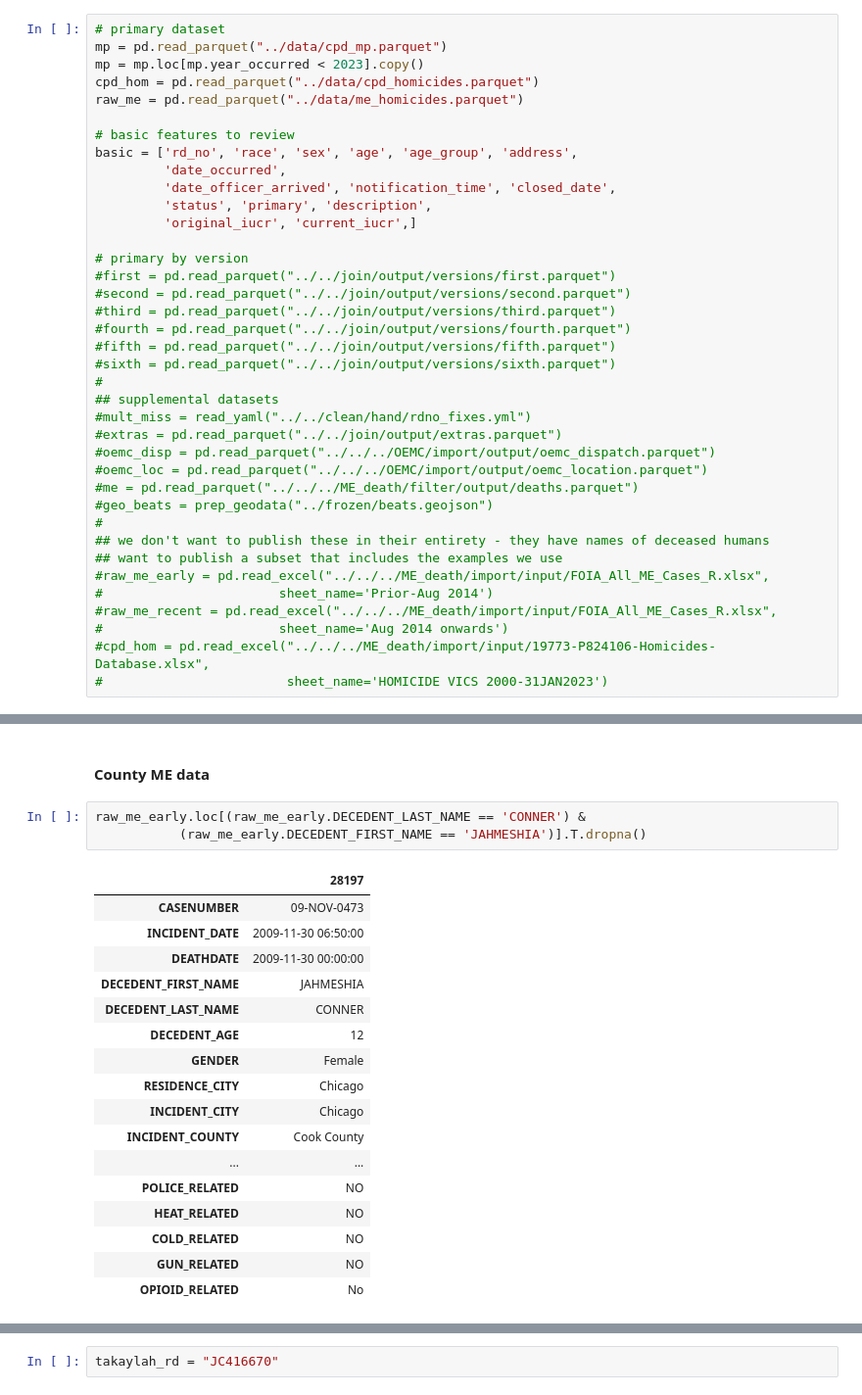
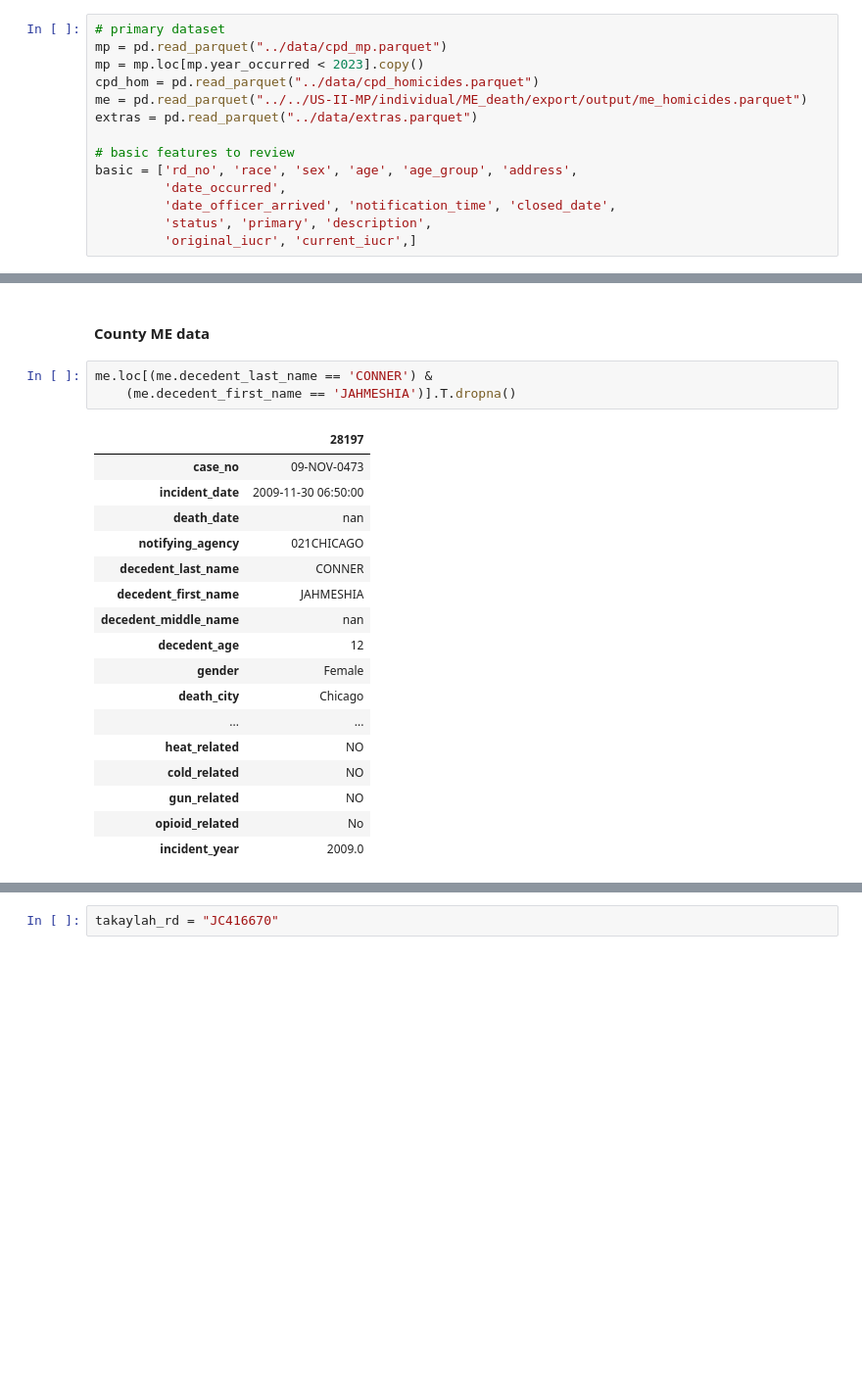
Before and after one commit to HRDAG/Chi-MP-data-story, a Jupyter notebook: notebooks/what-is-an-mp-event-nb1.ipynb, the cells around one changed output, grey strips where cells are left out. Shown at 98% size. Cells and saved outputs as stored; diff of their text form; blank space fills up the shorter version.

```diff
--- a/notebooks/what-is-an-mp-event-nb1.ipynb
+++ b/notebooks/what-is-an-mp-event-nb1.ipynb
@@ -274,7 +265,8 @@ def prep_geodata(f):
 mp = pd.read_parquet("../data/cpd_mp.parquet")
 mp = mp.loc[mp.year_occurred < 2023].copy()
 cpd_hom = pd.read_parquet("../data/cpd_homicides.parquet")
-raw_me = pd.read_parquet("../data/me_homicides.parquet")
+me = pd.read_parquet("../../US-II-MP/individual/ME_death/export/output/me_homicides.parquet")
+extras = pd.read_parquet("../data/extras.parquet")
 
 # basic features to review
 basic = ['rd_no', 'race', 'sex', 'age', 'age_group', 'address',
@@ -282,28 +274,3 @@ basic = ['rd_no', 'race', 'sex', 'age', 'age_group', 'address',
          'date_officer_arrived', 'notification_time', 'closed_date',
          'status', 'primary', 'description',
          'original_iucr', 'current_iucr',]
-
-# primary by version
-#first = pd.read_parquet("../../join/output/versions/first.parquet")
-#second = pd.read_parquet("../../join/output/versions/second.parquet")
-#third = pd.read_parquet("../../join/output/versions/third.parquet")
-#fourth = pd.read_parquet("../../join/output/versions/fourth.parquet")
-#fifth = pd.read_parquet("../../join/output/versions/fifth.parquet")
-#sixth = pd.read_parquet("../../join/output/versions/sixth.parquet")
-#
-## supplemental datasets
-#mult_miss = read_yaml("../../clean/hand/rdno_fixes.yml")
-#extras = pd.read_parquet("../../join/output/extras.parquet")
-#oemc_disp = pd.read_parquet("../../../OEMC/import/output/oemc_dispatch.parquet")
-#oemc_loc = pd.read_parquet("../../../OEMC/import/output/oemc_location.parquet")
-#me = pd.read_parquet("../../../ME_death/filter/output/deaths.parquet")
-#geo_beats = prep_geodata("../frozen/beats.geojson")
-#
-## we don't want to publish these in their entirety - they have names of deceased humans
-## want to publish a subset that includes the examples we use
-#raw_me_early = pd.read_excel("../../../ME_death/import/input/FOIA_All_ME_Cases_R.xlsx",
-#                       sheet_name='Prior-Aug 2014')
-#raw_me_recent = pd.read_excel("../../../ME_death/import/input/FOIA_All_ME_Cases_R.xlsx",
-#                       sheet_name='Aug 2014 onwards')
-#cpd_hom = pd.read_excel("../../../ME_death/import/input/19773-P824106-Homicides-Database.xlsx",
-#                        sheet_name='HOMICIDE VICS 2000-31JAN2023')
@@ -560,26 +536,26 @@ cpd_hom.loc[(cpd_hom['VICTIM LAST NAME'] == 'CONNER') &
 # %% [markdown]
 #### County ME data
 # %%
-raw_me_early.loc[(raw_me_early.DECEDENT_LAST_NAME == 'CONNER') &
-           (raw_me_early.DECEDENT_FIRST_NAME == 'JAHMESHIA')].T.dropna()
+me.loc[(me.decedent_last_name == 'CONNER') &
+    (me.decedent_first_name == 'JAHMESHIA')].T.dropna()
 # %% [output]
 |  | 28197 |
-| CASENUMBER | 09-NOV-0473 |
-| INCIDENT_DATE | 2009-11-30 06:50:00 |
-| DEATHDATE | 2009-11-30 00:00:00 |
-| DECEDENT_FIRST_NAME | JAHMESHIA |
-| DECEDENT_LAST_NAME | CONNER |
-| DECEDENT_AGE | 12 |
-| GENDER | Female |
-| RESIDENCE_CITY | Chicago |
-| INCIDENT_CITY | Chicago |
-| INCIDENT_COUNTY | Cook County |
+| case_no | 09-NOV-0473 |
+| incident_date | 2009-11-30 06:50:00 |
+| death_date | nan |
+| notifying_agency | 021CHICAGO |
+| decedent_last_name | CONNER |
+| decedent_first_name | JAHMESHIA |
+| decedent_middle_name | nan |
+| decedent_age | 12 |
+| gender | Female |
+| death_city | Chicago |
 | ... | ... |
-| POLICE_RELATED | NO |
-| HEAT_RELATED | NO |
-| COLD_RELATED | NO |
-| GUN_RELATED | NO |
-| OPIOID_RELATED | No |
+| heat_related | NO |
+| cold_related | NO |
+| gun_related | NO |
+| opioid_related | No |
+| incident_year | 2009.0 |
 # %% [markdown]
 ### Takaylah Tribbit <a class="anchor" id="takaylah"></a>
 
```
Also changed, not shown: parts of 32 cells of this notebook.
